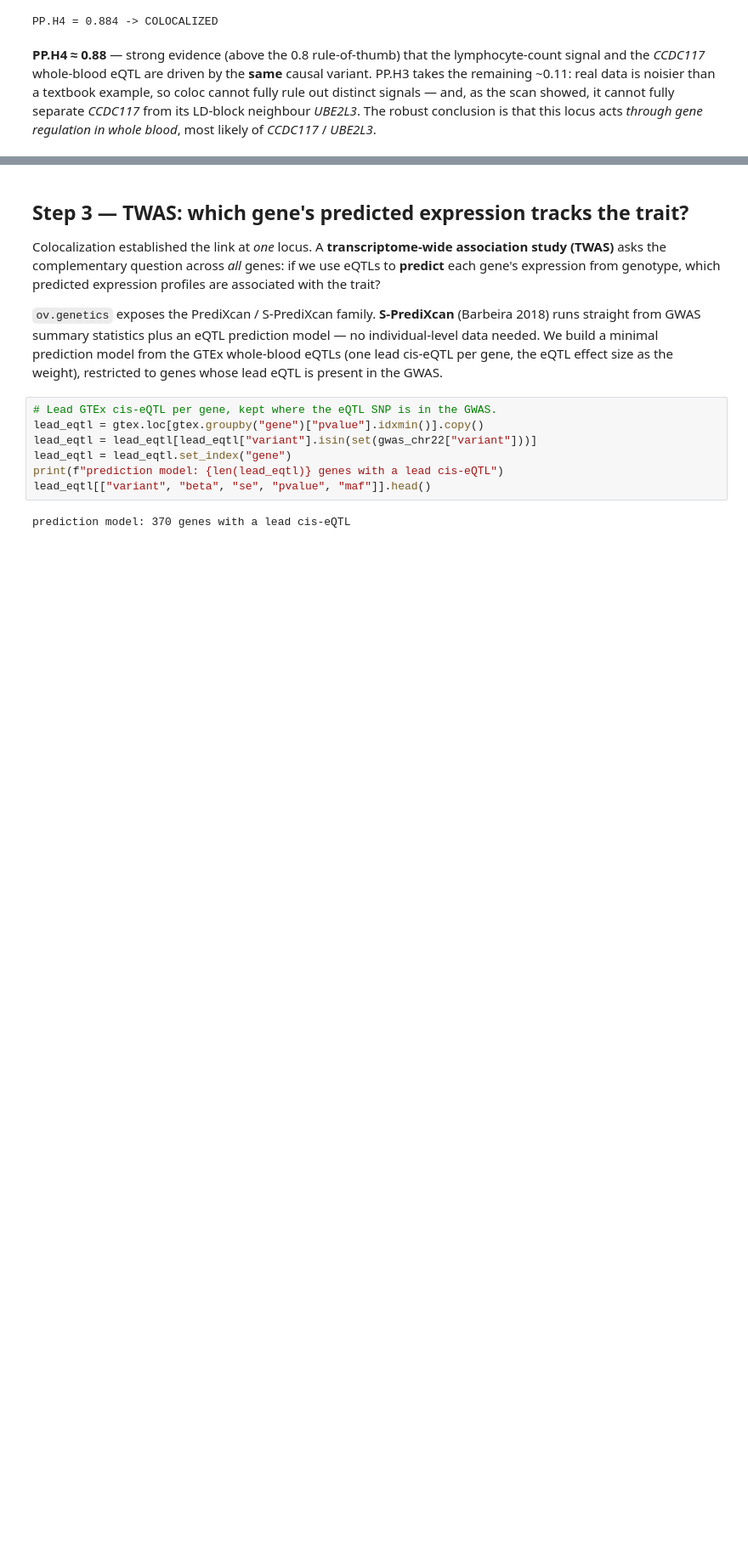
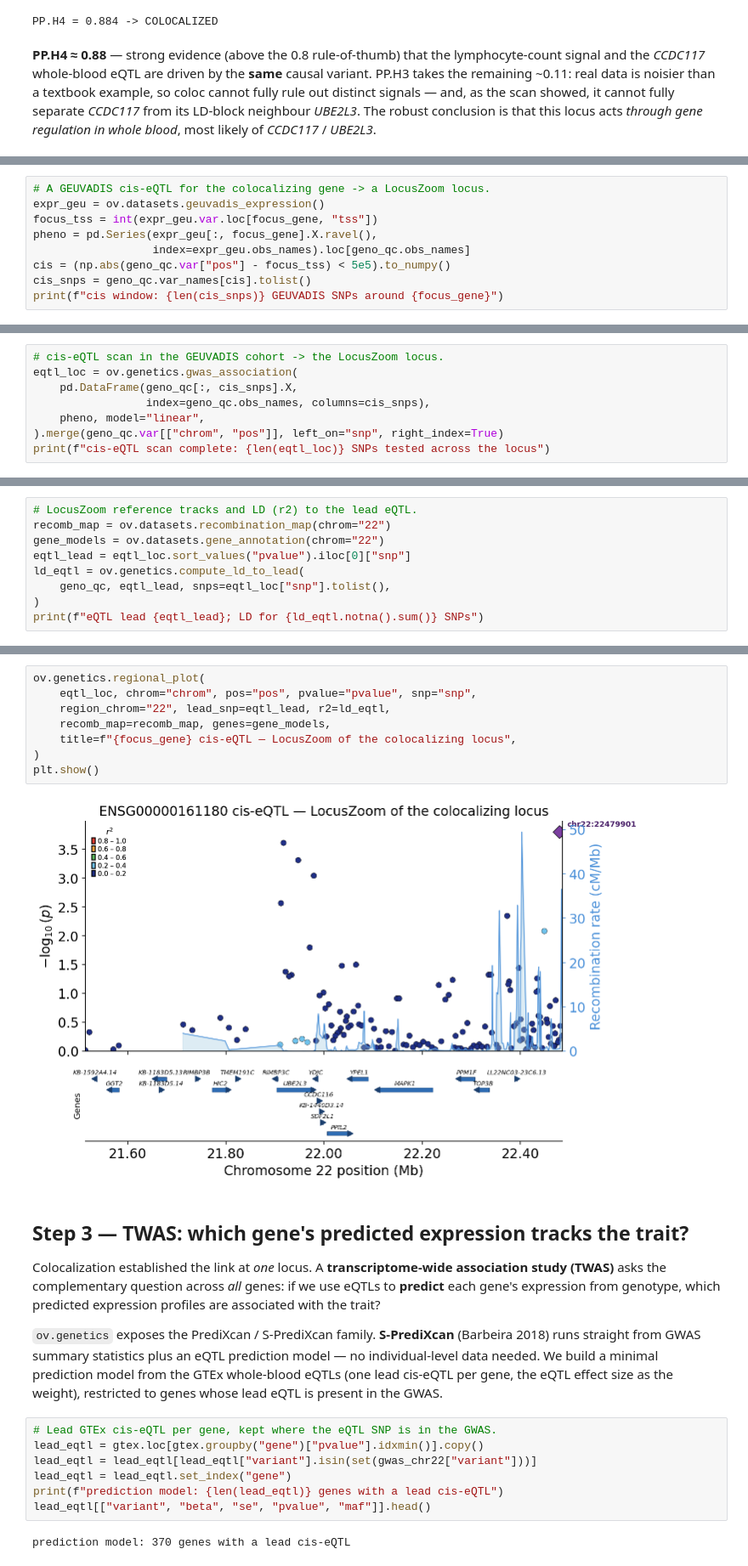
Before and after one commit to DBinary/omicverse-tutorials, a Jupyter notebook: docs/Tutorials-genetics/t_genetics_02_functional_followup.ipynb, the cells around one changed output, grey strips where cells are left out. Shown at 85% size. Saved outputs shown, nothing was run; the diff lists cells and outputs as text; blank space fills up the shorter version.

```diff
--- a/docs/Tutorials-genetics/t_genetics_02_functional_followup.ipynb
+++ b/docs/Tutorials-genetics/t_genetics_02_functional_followup.ipynb
@@ -337,0 +351,9 @@ likely of *CCDC117* / *UBE2L3*.
+# %%
+# A GEUVADIS cis-eQTL for the colocalizing gene -> a LocusZoom locus.
+expr_geu = ov.datasets.geuvadis_expression()
+focus_tss = int(expr_geu.var.loc[focus_gene, "tss"])
+pheno = pd.Series(expr_geu[:, focus_gene].X.ravel(),
+                  index=expr_geu.obs_names).loc[geno_qc.obs_names]
+cis = (np.abs(geno_qc.var["pos"] - focus_tss) < 5e5).to_numpy()
+cis_snps = geno_qc.var_names[cis].tolist()
+print(f"cis window: {len(cis_snps)} GEUVADIS SNPs around {focus_gene}")
@@ -337,0 +364,8 @@ likely of *CCDC117* / *UBE2L3*.
+# %%
+# cis-eQTL scan in the GEUVADIS cohort -> the LocusZoom locus.
+eqtl_loc = ov.genetics.gwas_association(
+    pd.DataFrame(geno_qc[:, cis_snps].X,
+                 index=geno_qc.obs_names, columns=cis_snps),
+    pheno, model="linear",
+).merge(geno_qc.var[["chrom", "pos"]], left_on="snp", right_index=True)
+print(f"cis-eQTL scan complete: {len(eqtl_loc)} SNPs tested across the locus")
@@ -337,0 +374,9 @@ likely of *CCDC117* / *UBE2L3*.
+# %%
+# LocusZoom reference tracks and LD (r2) to the lead eQTL.
+recomb_map = ov.datasets.recombination_map(chrom="22")
+gene_models = ov.datasets.gene_annotation(chrom="22")
+eqtl_lead = eqtl_loc.sort_values("pvalue").iloc[0]["snp"]
+ld_eqtl = ov.genetics.compute_ld_to_lead(
+    geno_qc, eqtl_lead, snps=eqtl_loc["snp"].tolist(),
+)
+print(f"eQTL lead {eqtl_lead}; LD for {ld_eqtl.notna().sum()} SNPs")
@@ -338,3 +389,13 @@ likely of *CCDC117* / *UBE2L3*.
+# %%
+ov.genetics.regional_plot(
+    eqtl_loc, chrom="chrom", pos="pos", pvalue="pvalue", snp="snp",
+    region_chrom="22", lead_snp=eqtl_lead, r2=ld_eqtl,
+    recomb_map=recomb_map, genes=gene_models,
+    title=f"{focus_gene} cis-eQTL — LocusZoom of the colocalizing locus",
+)
+plt.show()
+# %% [output]
+[figure, added]
 # %% [markdown]
 ## Step 3 — TWAS: which gene's predicted expression tracks the trait?
 
```
Also changed, not shown: parts of 7 cells of this notebook, 1 other file.
